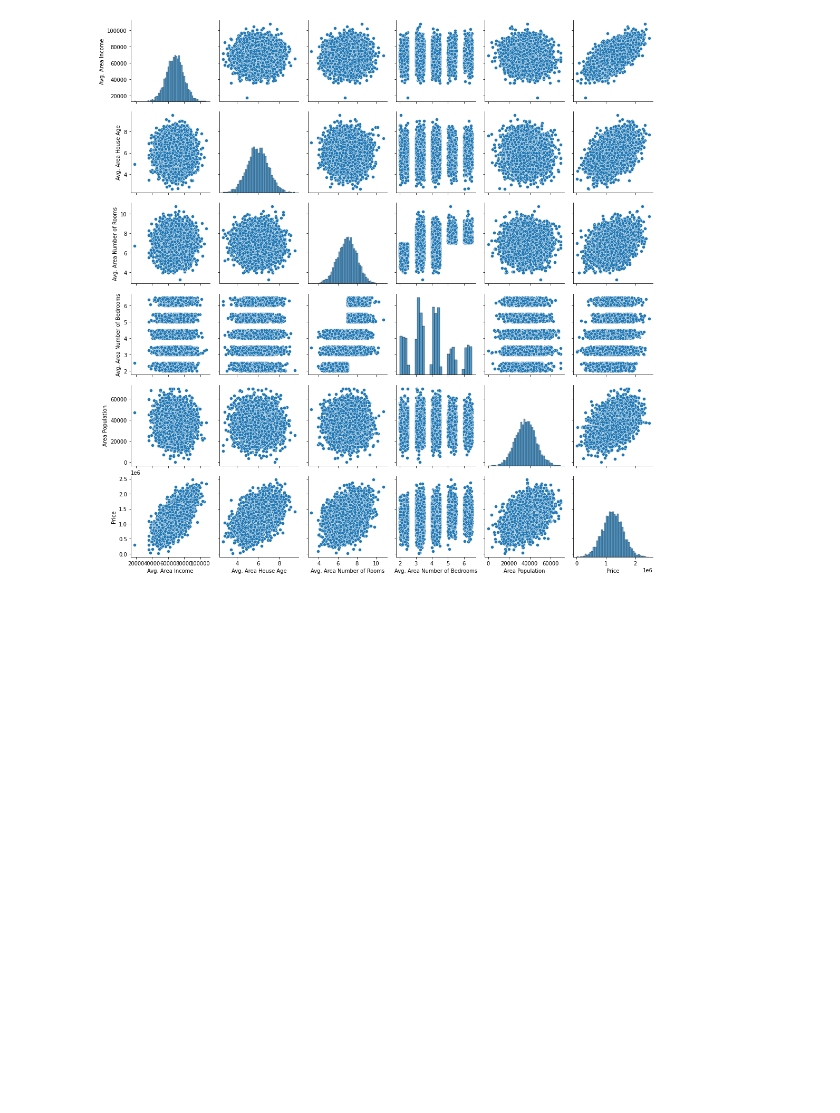
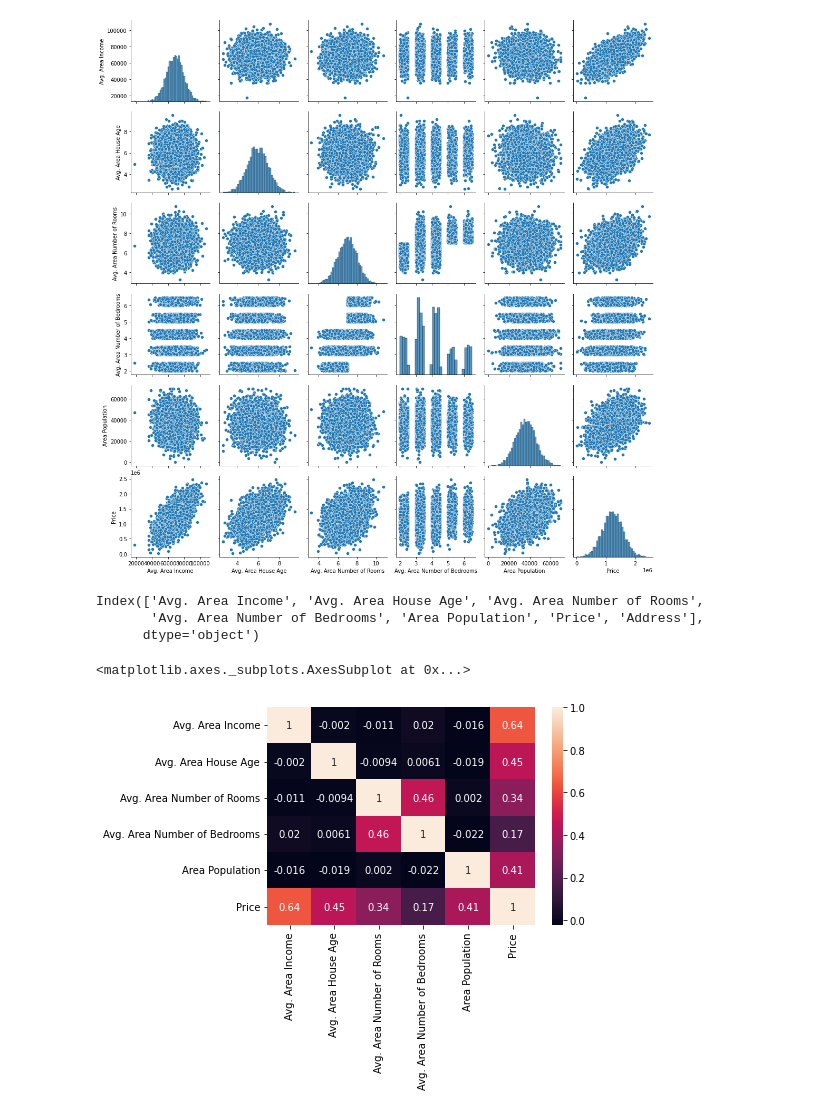
Before and after one commit to mailazorzan/house_price, a Jupyter notebook: house_price.ipynb, the cells around one changed output. Drawn from its saved outputs; the diff is of its cells as text; code cells hidden in the pictures; blank space fills up the shorter version.

```diff
--- a/house_price.ipynb
+++ b/house_price.ipynb
@@ -111,3 +102,19 @@ sns.pairplot(df_house)
 # %% [output]
 <seaborn.axisgrid.PairGrid at 0x...>
 [figure]
+# %%
+df_house.hvplot.hist(by='Price', subplots=False, width=1000)
+df_house.hvplot.hist("Price")
+df_house.hvplot.scatter(x='Avg. Area House Age', y='Price')
+df_house.hvplot.scatter(x='Avg. Area Income', y='Price')
+df_house.columns
+# %% [output]
+Index(['Avg. Area Income', 'Avg. Area House Age', 'Avg. Area Number of Rooms',
+       'Avg. Area Number of Bedrooms', 'Area Population', 'Price', 'Address'],
+      dtype='object')
+# %%
+
+sns.heatmap(df_house.corr(), annot=True)
+# %% [output]
+<matplotlib.axes._subplots.AxesSubplot at 0x...>
+[figure, added]
```
Also changed, not shown: parts of 24 cells of this notebook.
